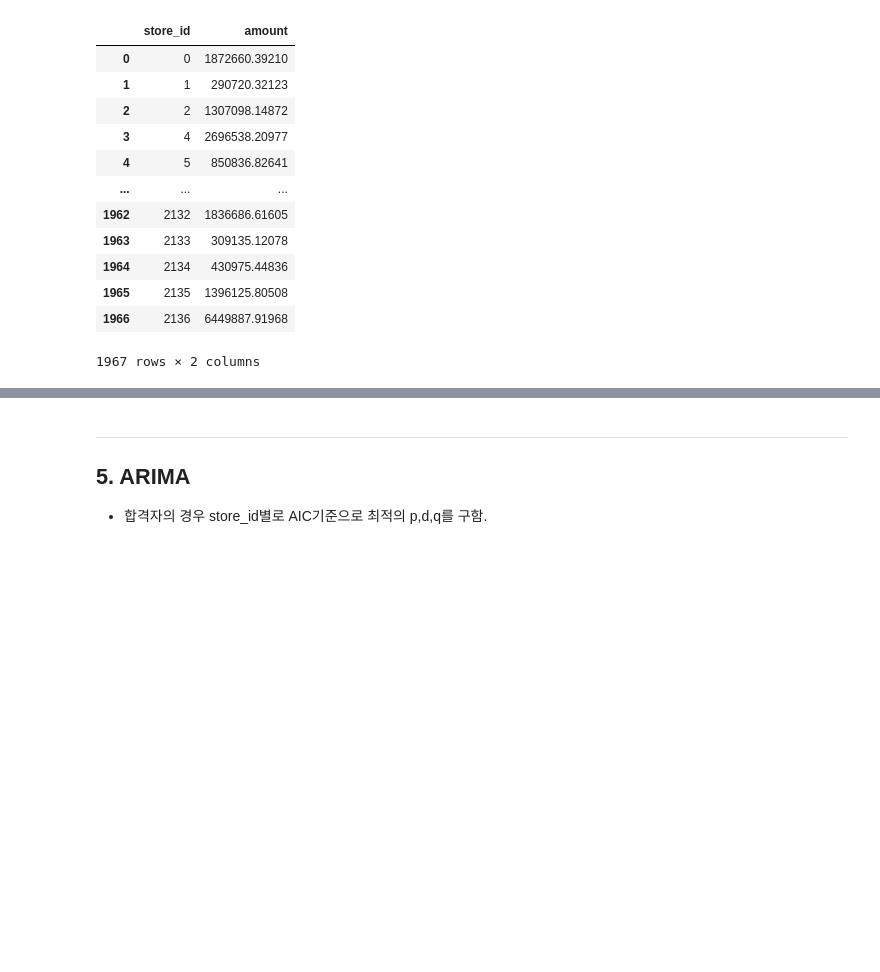
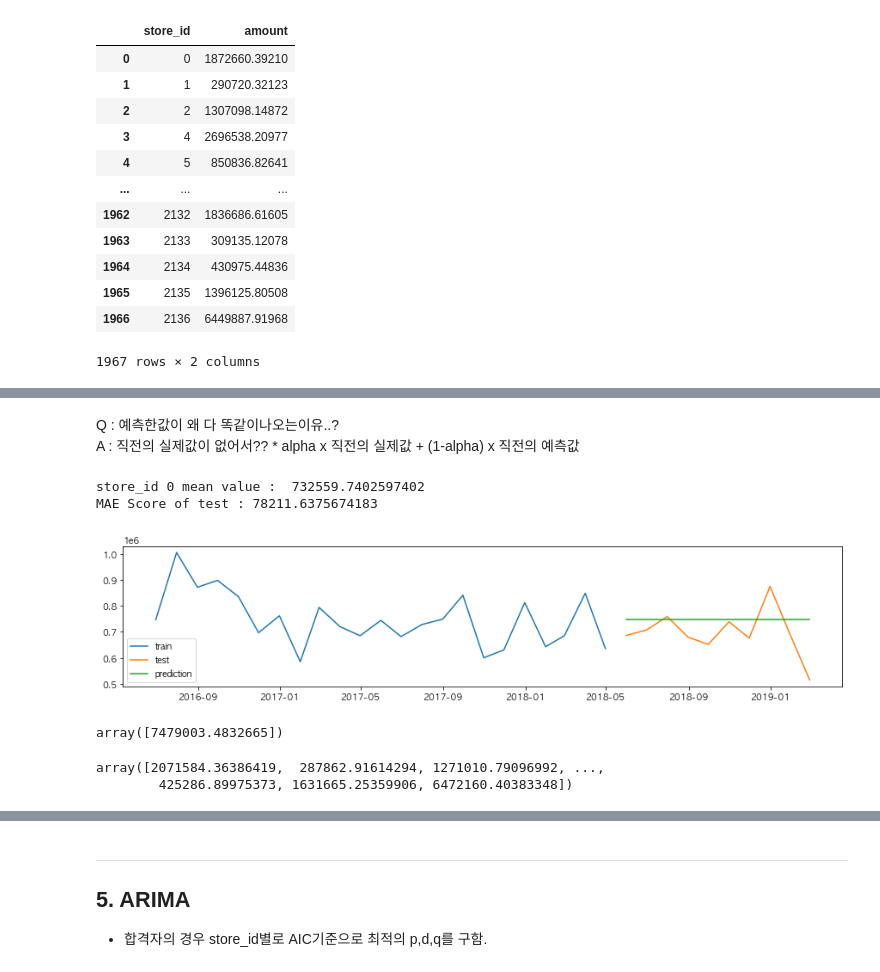
Before and after one commit to suhyun-cho/Dacon, a Jupyter notebook: 상점매출예측_FUNDA/1st-pass-code-review.ipynb, the cells around one changed output, grey strips where cells are left out. Saved outputs shown, nothing was run; the diff lists cells and outputs as text; code cells hidden in the pictures; blank space fills up the shorter version.

Commit message:
apply adf-test and ARMA

```diff
--- a/상점매출예측_FUNDA/1st-pass-code-review.ipynb
+++ b/상점매출예측_FUNDA/1st-pass-code-review.ipynb
@@ -1164,0 +1246,10 @@ for i in range(2, 7):
+# %%
+df_set = df_month[df_month.store_id == 0]
+
+size = int(len(df_set) * 0.7)  # store_id=0 의 총 row 수의 70%를 size로 지정.
+train = df_set[:size]     # 70%는 train - set
+test = df_set[size:]     # 나머지 30%는 test-set
+
+ses_model = SimpleExpSmoothing(train.amount)
+ses_result = ses_model.fit()
+ses_pred = ses_result.forecast(len(test))
@@ -1164,0 +1270,26 @@ for i in range(2, 7):
+# %% [markdown]
+Q : 예측한값이 왜 다 똑같이나오는이유..? <br>
+A : 직전의 실제값이 없어서??
+    * alpha x 직전의 실제값 + (1-alpha) x 직전의 예측값
+# %%
+print("store_id 0 mean value : ", df_set.amount.mean())
+print("MAE Score of test :", mae(test.amount, ses_pred))
+# %% [output]
+store_id 0 mean value :  732559.7402597402
+MAE Score of test : 78211.6375674183
+# %%
+def plot_train_test_pred_graph(trainset, testset, pred):
+    plt.figure(figsize=(15,3))
+    plt.plot(trainset.amount, label='train')
+    plt.plot(testset.amount, label='test')
+    plt.plot(testset.index, pred, label='prediction')
+    plt.legend()
+    plt.show()
+# %%
+plot_train_test_pred_graph(train, test, ses_pred)
+# %% [output]
+[figure, added]
+# %%
+np.concatenate((np.array([]), np.array([ses_pred.sum()])))
+# %% [output]
+array([7479003.4832665])
@@ -1164,0 +1306,6 @@ for i in range(2, 7):
+# %%
+# store_id별 매출액을 아래 submission파일의 store_id에다가 매칭.
+ses_pred_arr
+# %% [output]
+array([2071584.36386419,  287862.91614294, 1271010.79096992, ...,
+        425286.89975373, 1631665.25359906, 6472160.40383348])
```
Also changed, not shown: parts of 63 cells of this notebook.
